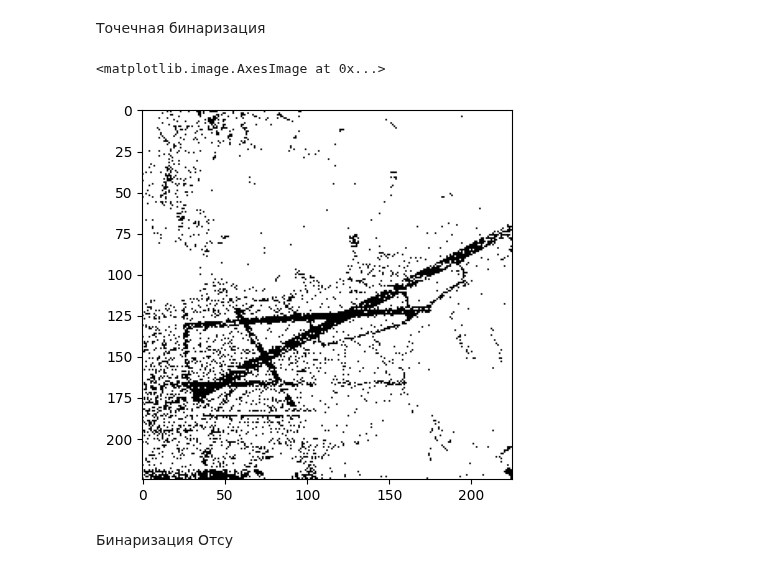
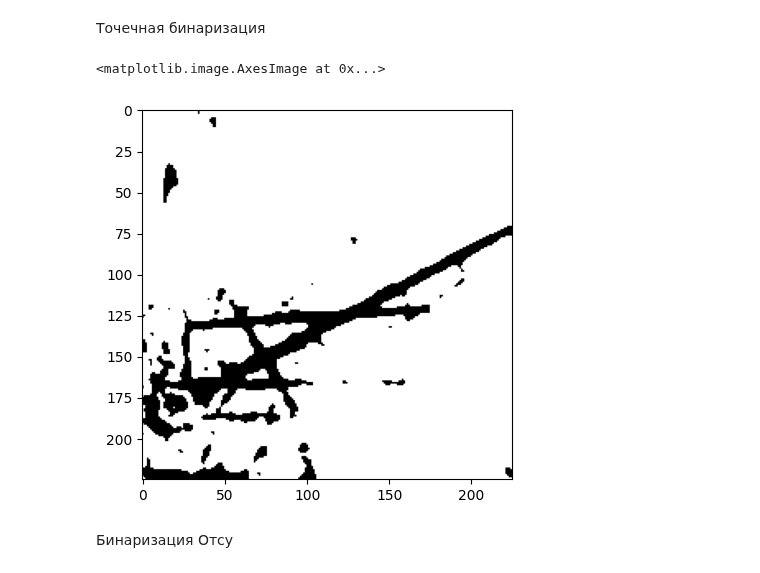
Before and after one commit to ionfy/image-processing, a Jupyter notebook: Task3/Task3.ipynb, the cells around one changed output. Drawn from its saved outputs; the diff is of its cells as text; code cells hidden in the pictures.

```diff
--- a/Task3/Task3.ipynb
+++ b/Task3/Task3.ipynb
@@ -15,7 +15,7 @@ plt.imshow(image_gray, cmap="gray")
 # %% [markdown]
 # 1. Для изображения sar_3.jpg найти наиболее протяженный участок
 # %%
-image_blur = cv2.medianBlur(image_gray, 5)
+image_blur = cv2.GaussianBlur(image_gray, (9, 9), 0)
 # %%
 plt.imshow(image_blur, cmap="gray")
 # %% [output]
@@ -51,14 +53,14 @@ plt.imshow(image)
 # %% [markdown]
 Точечная бинаризация
 # %%
-bin_img = copy.deepcopy(image_gray)
-T  = 65
-bin_img[image_gray < T] = 0
-bin_img[image_gray >= T] = 255
+bin_img = copy.deepcopy(image_blur)
+T  = 85
+bin_img[image_blur < T] = 0
+bin_img[image_blur >= T] = 255
 plt.imshow(bin_img, cmap="gray")
 # %% [output]
 <matplotlib.image.AxesImage at 0x...>
-[figure, old version]
+[figure, new version]
 # %% [markdown]
 Бинаризация Отсу
 # %%
```
Also changed, not shown: parts of 3 cells of this notebook.
